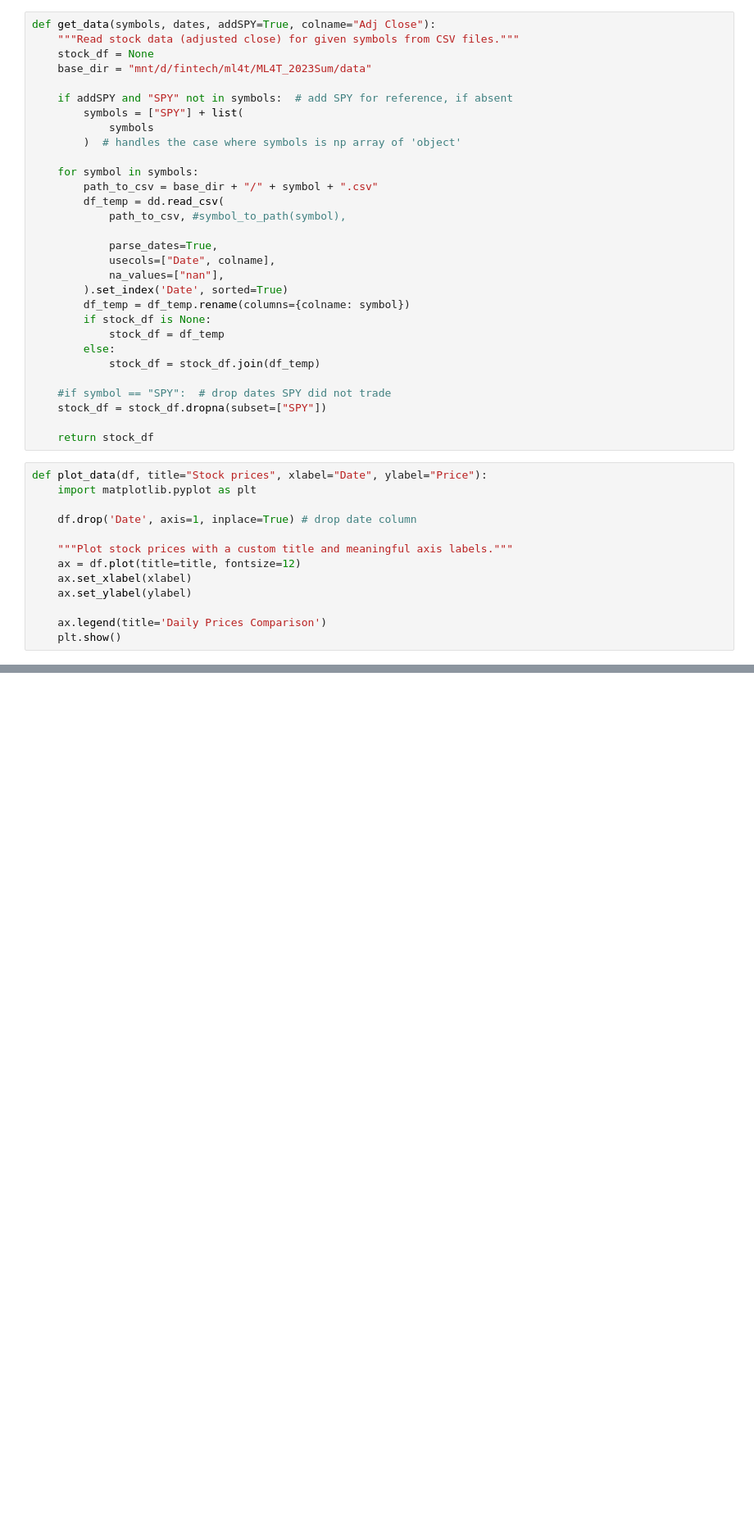
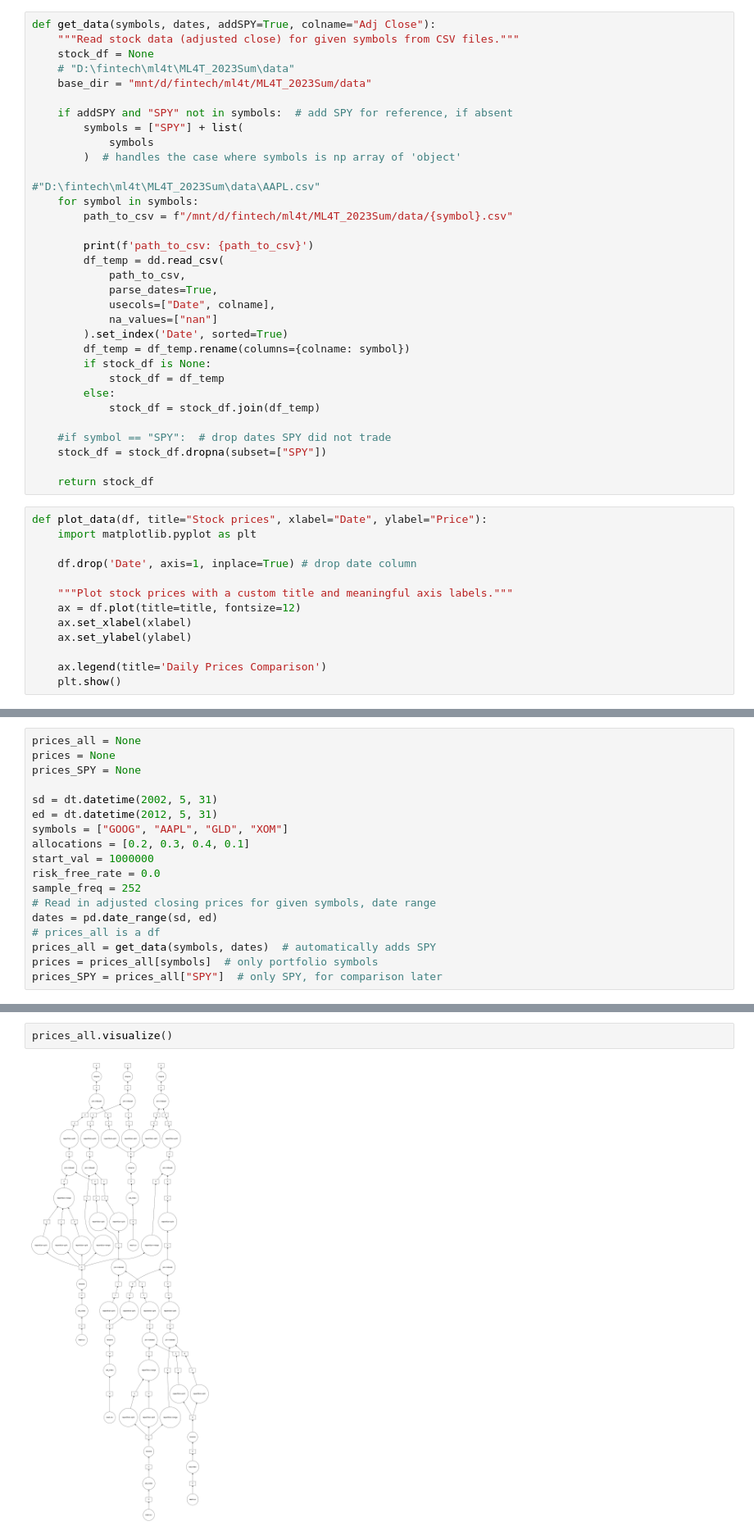
Before and after one commit to nyck33/ml-for-nom-2023, a Jupyter notebook: assess_portfolio_2023Sum/assess_portfolio/dask_analysis.ipynb, the cells around one changed output, grey strips where cells are left out. Shown: that part at 82% size. Cells and saved outputs as stored; diff of their text form; blank space fills up the shorter version.

```diff
--- a/assess_portfolio_2023Sum/assess_portfolio/dask_analysis.ipynb
+++ b/assess_portfolio_2023Sum/assess_portfolio/dask_analysis.ipynb
@@ -24,21 +29,23 @@ client
 def get_data(symbols, dates, addSPY=True, colname="Adj Close"):
     """Read stock data (adjusted close) for given symbols from CSV files."""
     stock_df = None
+    # "D:\fintech\ml4t\ML4T_2023Sum\data"
     base_dir = "mnt/d/fintech/ml4t/ML4T_2023Sum/data"
 
     if addSPY and "SPY" not in symbols:  # add SPY for reference, if absent
         symbols = ["SPY"] + list(
             symbols
         )  # handles the case where symbols is np array of 'object'
+  		  	   		  		 			  		 			 	 	 		#"D:\fintech\ml4t\ML4T_2023Sum\data\AAPL.csv"
+    for symbol in symbols:
+        path_to_csv = f"/mnt/d/fintech/ml4t/ML4T_2023Sum/data/{symbol}.csv"
 
-    for symbol in symbols:
-        path_to_csv = base_dir + "/" + symbol + ".csv"
+        print(f'path_to_csv: {path_to_csv}')
         df_temp = dd.read_csv(
-            path_to_csv, #symbol_to_path(symbol),
-
+            path_to_csv,
             parse_dates=True,
             usecols=["Date", colname],
-            na_values=["nan"],
+            na_values=["nan"]
         ).set_index('Date', sorted=True)
         df_temp = df_temp.rename(columns={colname: symbol})
         if stock_df is None:
@@ -225,0 +98,18 @@ def calculate_daily_rf(rfr, sf=252.0):
+# %%
+prices_all = None
+prices = None
+prices_SPY = None
+
+sd = dt.datetime(2002, 5, 31)
+ed = dt.datetime(2012, 5, 31)
+symbols = ["GOOG", "AAPL", "GLD", "XOM"]
+allocations = [0.2, 0.3, 0.4, 0.1]
+start_val = 1000000
+risk_free_rate = 0.0
+sample_freq = 252
+# Read in adjusted closing prices for given symbols, date range
+dates = pd.date_range(sd, ed)
+# prices_all is a df
+prices_all = get_data(symbols, dates)  # automatically adds SPY
+prices = prices_all[symbols]  # only portfolio symbols
+prices_SPY = prices_all["SPY"]  # only SPY, for comparison later
@@ -225,0 +129,4 @@ def calculate_daily_rf(rfr, sf=252.0):
+# %%
+prices_all.visualize()
+# %% [output]
+[figure, added]
```
Also changed, not shown: parts of 14 cells of this notebook, 16 other files.
